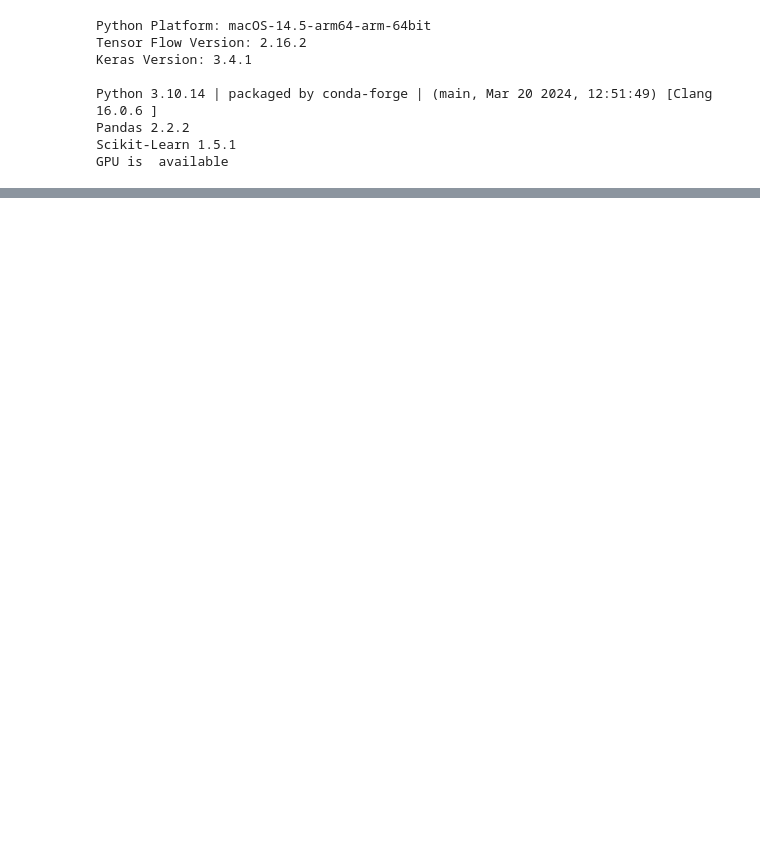
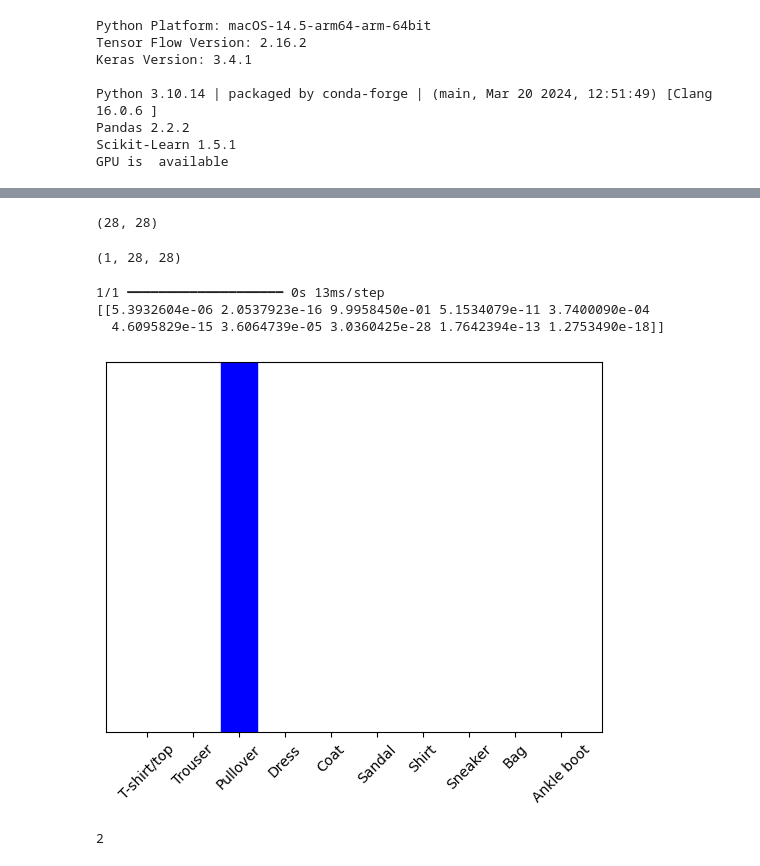
Before and after one commit to AymanHawk/Intro-To-Tensorflow, a Jupyter notebook: Init.ipynb, the cells around one changed output, grey strips where cells are left out. Saved outputs shown, nothing was run; the diff lists cells and outputs as text; code cells hidden in the pictures; blank space fills up the shorter version.

```diff
--- a/Init.ipynb
+++ b/Init.ipynb
@@ -146,0 +222,32 @@ NameError: name 'img' is not defined
+# %%
+# Grab an image from the test dataset.
+img = test_images[1]
+
+print(img.shape)
+# %% [output]
+(28, 28)
+# %%
+# Add the image to a batch where it's the only member.
+img = (np.expand_dims(img,0))
+
+print(img.shape)
+# %% [output]
+(1, 28, 28)
+# %%
+predictions_single = probability_model.predict(img)
+
+print(predictions_single)
+# %% [output]
+1/1 ━━━━━━━━━━━━━━━━━━━━ 0s 13ms/step
+[[5.3932604e-06 2.0537923e-16 9.9958450e-01 5.1534079e-11 3.7400090e-04
+  4.6095829e-15 3.6064739e-05 3.0360425e-28 1.7642394e-13 1.2753490e-18]]
+# %%
+plot_value_array(1, predictions_single[0], test_labels)
+_ = plt.xticks(range(10), class_names, rotation=45)
+plt.show()
+# %% [output]
+[figure, added]
+# %%
+np.argmax(predictions_single[0])
+# %% [output]
+2
```
Also changed, not shown: parts of 24 cells of this notebook.
